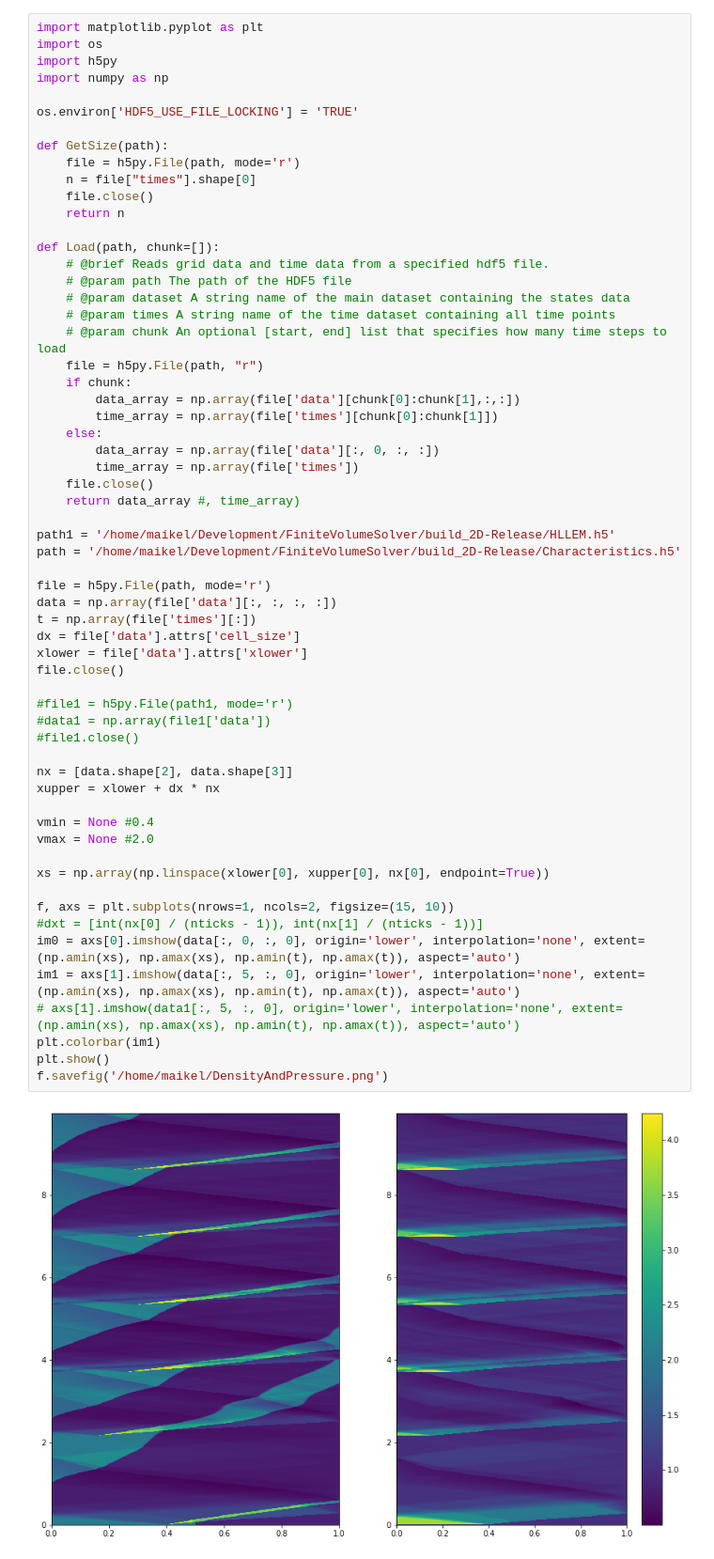
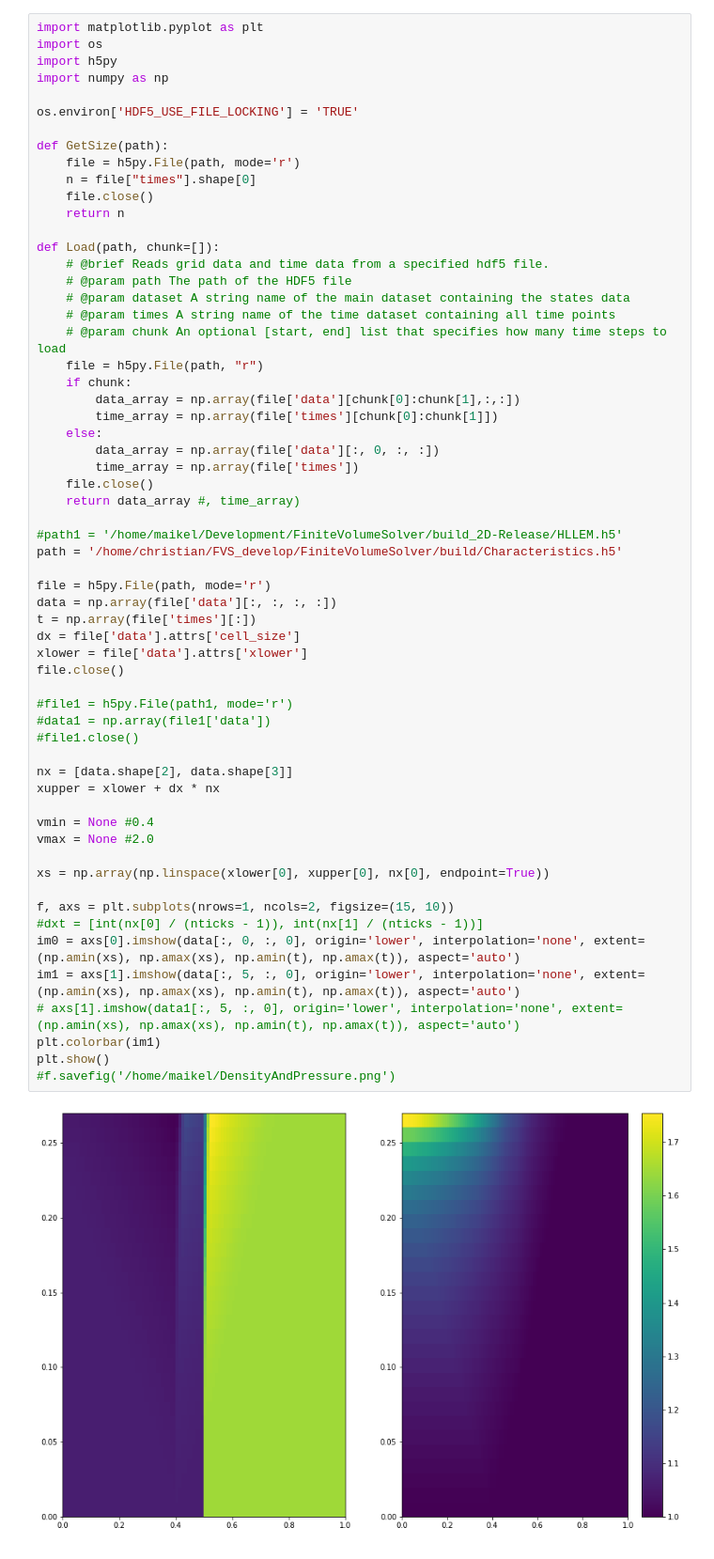
Before and after one commit to maikel/FiniteVolumeSolver, a Jupyter notebook: extra/PerfectGas/PerfectGasMix.ipynb, the cells around one changed output. Shown: that part at 94% size. Cells and saved outputs as stored; diff of their text form.

```diff
--- a/extra/PerfectGas/PerfectGasMix.ipynb
+++ b/extra/PerfectGas/PerfectGasMix.ipynb
@@ -28,38 +28,38 @@ def Load(path, chunk=[]):
     file.close()
     return data_array #, time_array)
 
-path1 = '/home/maikel/Development/FiniteVolumeSolver/build_2D-Release/HLLEM.h5'
-path = '/home/maikel/Development/FiniteVolumeSolver/build_2D-Release/Characteristics.h5'
+#path1 = '/home/maikel/Development/FiniteVolumeSolver/build_2D-Release/HLLEM.h5'
+path = '/home/christian/FVS_develop/FiniteVolumeSolver/build/Characteristics.h5'
 
 file = h5py.File(path, mode='r')
 data = np.array(file['data'][:, :, :, :])
 t = np.array(file['times'][:])
 dx = file['data'].attrs['cell_size']
 xlower = file['data'].attrs['xlower']
 file.close()
 
 #file1 = h5py.File(path1, mode='r')
 #data1 = np.array(file1['data'])
 #file1.close()
 
 nx = [data.shape[2], data.shape[3]]
 xupper = xlower + dx * nx
 
 vmin = None #0.4
 vmax = None #2.0
 
 xs = np.array(np.linspace(xlower[0], xupper[0], nx[0], endpoint=True))
 
 f, axs = plt.subplots(nrows=1, ncols=2, figsize=(15, 10))
 #dxt = [int(nx[0] / (nticks - 1)), int(nx[1] / (nticks - 1))]
 im0 = axs[0].imshow(data[:, 0, :, 0], origin='lower', interpolation='none', extent=(np.amin(xs), np.amax(xs), np.amin(t), np.amax(t)), aspect='auto')
 im1 = axs[1].imshow(data[:, 5, :, 0], origin='lower', interpolation='none', extent=(np.amin(xs), np.amax(xs), np.amin(t), np.amax(t)), aspect='auto')
 # axs[1].imshow(data1[:, 5, :, 0], origin='lower', interpolation='none', extent=(np.amin(xs), np.amax(xs), np.amin(t), np.amax(t)), aspect='auto')
 plt.colorbar(im1)
 plt.show()
-f.savefig('/home/maikel/DensityAndPressure.png')
+#f.savefig('/home/maikel/DensityAndPressure.png')
 # %% [output]
-[figure, old version]
+[figure, new version]
 # %%
 import matplotlib.pyplot as plt
 import os
```
Also changed, not shown: parts of 2 cells of this notebook, 6 other files.
